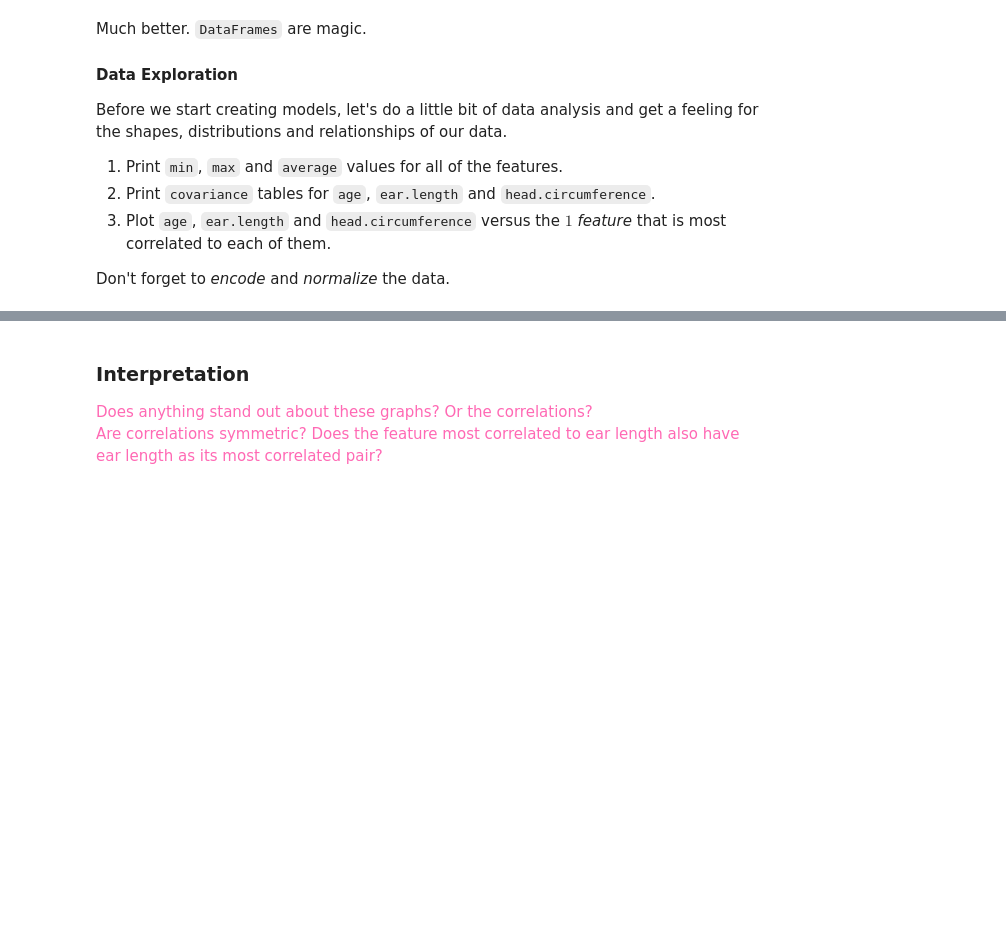
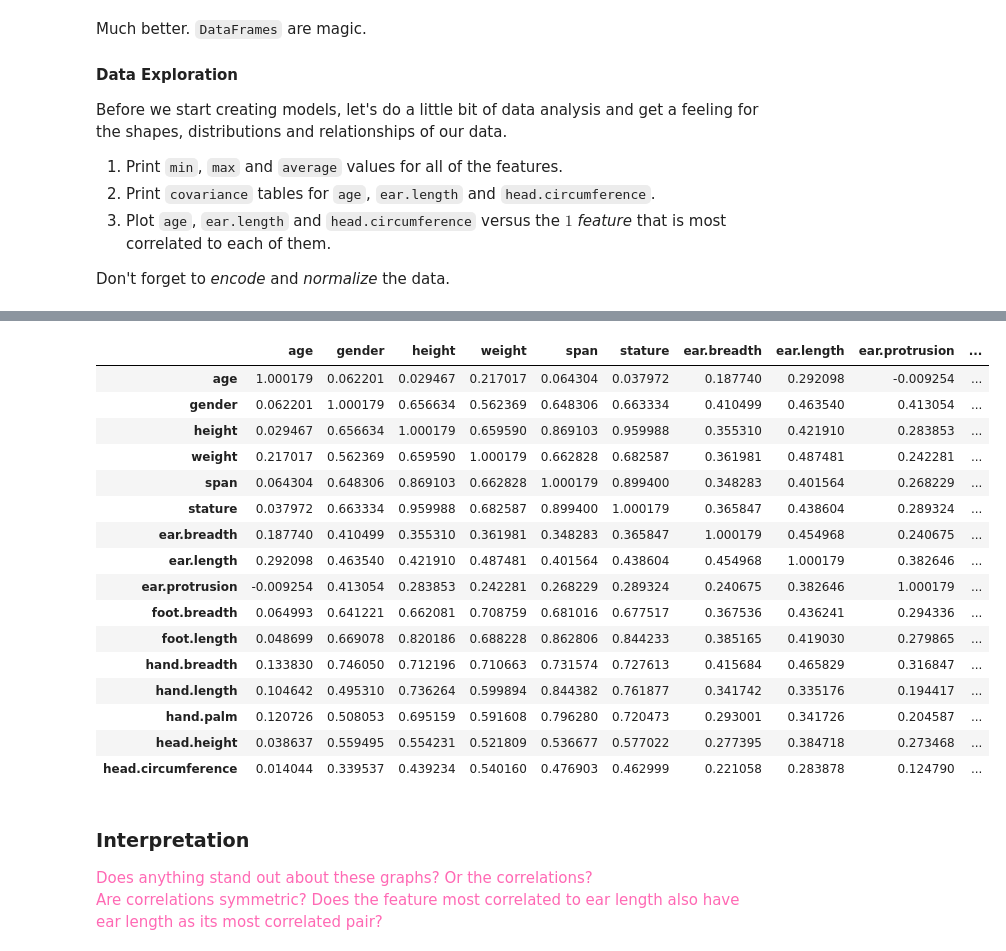
Before and after one commit to DM-GY-9103-intro-to-ML-nyu/HW08, a Jupyter notebook: HW08.ipynb, the cells around one changed output, grey strips where cells are left out. Cells and saved outputs as stored; diff of their text form; code cells hidden in the pictures; blank space fills up the shorter version.

```diff
--- a/HW08.ipynb
+++ b/HW08.ipynb
@@ -178,3 +187,23 @@ head.circumference   2.230690   25.129974          336.458988
+# %%
+display(cov_table)
+# %% [output]
+|  | age | gender | height | weight | span | stature | ear.breadth | ear.length | ear.protrusion | ... |
+| age | 1.000179 | 0.062201 | 0.029467 | 0.217017 | 0.064304 | 0.037972 | 0.187740 | 0.292098 | -0.009254 | ... |
+| gender | 0.062201 | 1.000179 | 0.656634 | 0.562369 | 0.648306 | 0.663334 | 0.410499 | 0.463540 | 0.413054 | ... |
+| height | 0.029467 | 0.656634 | 1.000179 | 0.659590 | 0.869103 | 0.959988 | 0.355310 | 0.421910 | 0.283853 | ... |
+| weight | 0.217017 | 0.562369 | 0.659590 | 1.000179 | 0.662828 | 0.682587 | 0.361981 | 0.487481 | 0.242281 | ... |
+| span | 0.064304 | 0.648306 | 0.869103 | 0.662828 | 1.000179 | 0.899400 | 0.348283 | 0.401564 | 0.268229 | ... |
+| stature | 0.037972 | 0.663334 | 0.959988 | 0.682587 | 0.899400 | 1.000179 | 0.365847 | 0.438604 | 0.289324 | ... |
+| ear.breadth | 0.187740 | 0.410499 | 0.355310 | 0.361981 | 0.348283 | 0.365847 | 1.000179 | 0.454968 | 0.240675 | ... |
+| ear.length | 0.292098 | 0.463540 | 0.421910 | 0.487481 | 0.401564 | 0.438604 | 0.454968 | 1.000179 | 0.382646 | ... |
+| ear.protrusion | -0.009254 | 0.413054 | 0.283853 | 0.242281 | 0.268229 | 0.289324 | 0.240675 | 0.382646 | 1.000179 | ... |
+| foot.breadth | 0.064993 | 0.641221 | 0.662081 | 0.708759 | 0.681016 | 0.677517 | 0.367536 | 0.436241 | 0.294336 | ... |
+| foot.length | 0.048699 | 0.669078 | 0.820186 | 0.688228 | 0.862806 | 0.844233 | 0.385165 | 0.419030 | 0.279865 | ... |
+| hand.breadth | 0.133830 | 0.746050 | 0.712196 | 0.710663 | 0.731574 | 0.727613 | 0.415684 | 0.465829 | 0.316847 | ... |
+| hand.length | 0.104642 | 0.495310 | 0.736264 | 0.599894 | 0.844382 | 0.761877 | 0.341742 | 0.335176 | 0.194417 | ... |
+| hand.palm | 0.120726 | 0.508053 | 0.695159 | 0.591608 | 0.796280 | 0.720473 | 0.293001 | 0.341726 | 0.204587 | ... |
+| head.height | 0.038637 | 0.559495 | 0.554231 | 0.521809 | 0.536677 | 0.577022 | 0.277395 | 0.384718 | 0.273468 | ... |
+| head.circumference | 0.014044 | 0.339537 | 0.439234 | 0.540160 | 0.476903 | 0.462999 | 0.221058 | 0.283878 | 0.124790 | ... |
 # %% [markdown]
 ### Interpretation
 
```
Also changed, not shown: parts of 10 cells of this notebook.
